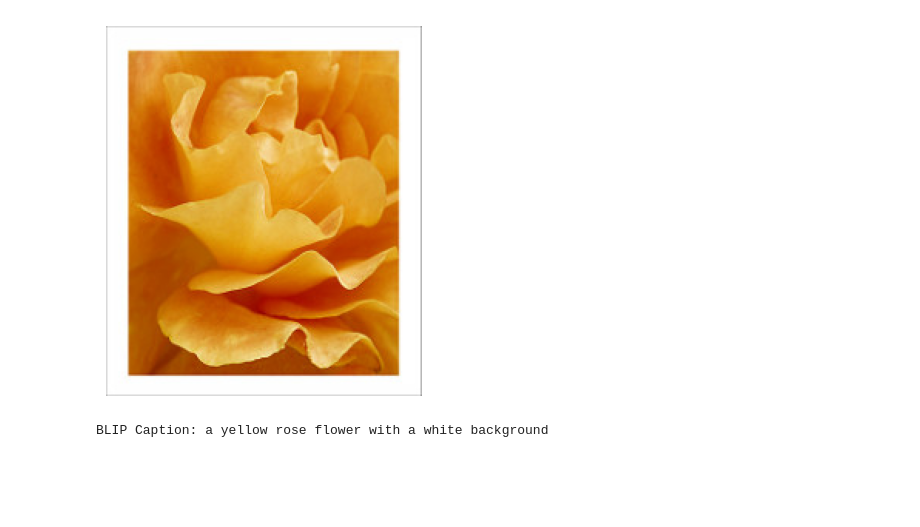
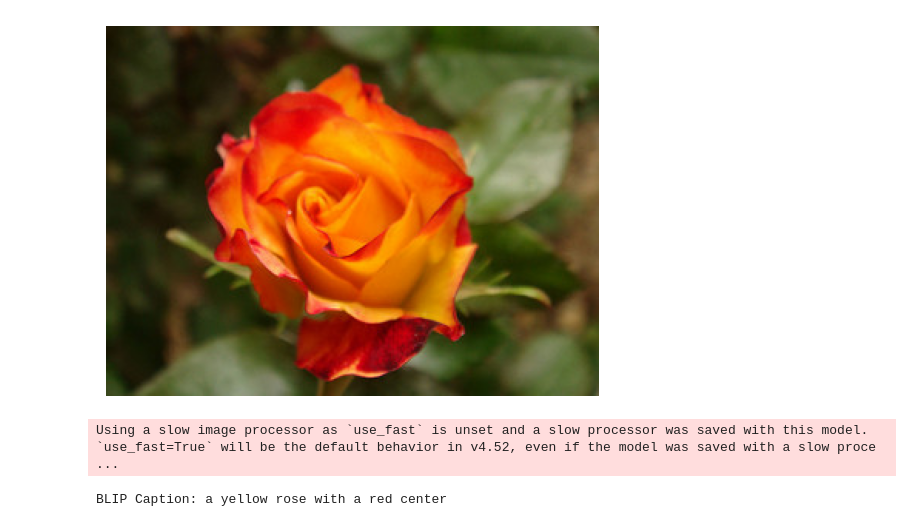
Before and after one commit to srlakkar/RAGBot, a Jupyter notebook: notebooks/flowers_captions.ipynb, the cells around one changed output. Drawn from its saved outputs; the diff is of its cells as text; code cells hidden in the pictures; blank space fills up the shorter version.

```diff
--- a/notebooks/flowers_captions.ipynb
+++ b/notebooks/flowers_captions.ipynb
@@ -1,15 +1,15 @@
 # %%
 from PIL import Image
 import matplotlib.pyplot as plt
 
-image_path = '/home/slakkaraju/flowers/flowers/534228982_4afbcece9b_m.jpg'
+image_path = '/Users/sriramlakkaraju/Desktop/github/RAGBot/flowers/rose/3451177763_729a4d54af_n.jpg'
 image = Image.open(image_path).convert("RGB")
 
 plt.imshow(image)
 plt.axis('off')  # hide axes
 plt.show()
 # %% [output]
-[figure, old version]
+[figure, new version]
 # %%
 from transformers import BlipProcessor, BlipForConditionalGeneration
 from PIL import Image
@@ -26,15 +26,17 @@ def generate_caption_blip(image_path):
     inputs = processor_blip(images=image, return_tensors="pt").to(device)
     out = model_blip.generate(**inputs)
     return processor_blip.decode(out[0], skip_special_tokens=True)
+# %% [output]
+Using a slow image processor as `use_fast` is unset and a slow processor was saved with this model. `use_fast=True` will be the default behavior in v4.52, even if the model was saved with a slow proce ...
 # %%
 # Example flower image path
-image_path = '/home/slakkaraju/flowers/flowers/534228982_4afbcece9b_m.jpg'
+image_path = '/Users/sriramlakkaraju/Desktop/github/RAGBot/flowers/rose/3451177763_729a4d54af_n.jpg'
 
 # Generate caption from image
 caption = generate_caption_blip(image_path)
 print("BLIP Caption:", caption)
 # %% [output]
-BLIP Caption: a yellow rose flower with a white background
+BLIP Caption: a yellow rose with a red center
 # %%
 from transformers import Blip2Processor, Blip2ForConditionalGeneration
 from PIL import Image
```
Also changed, not shown: parts of 6 cells of this notebook, 6 other files.
